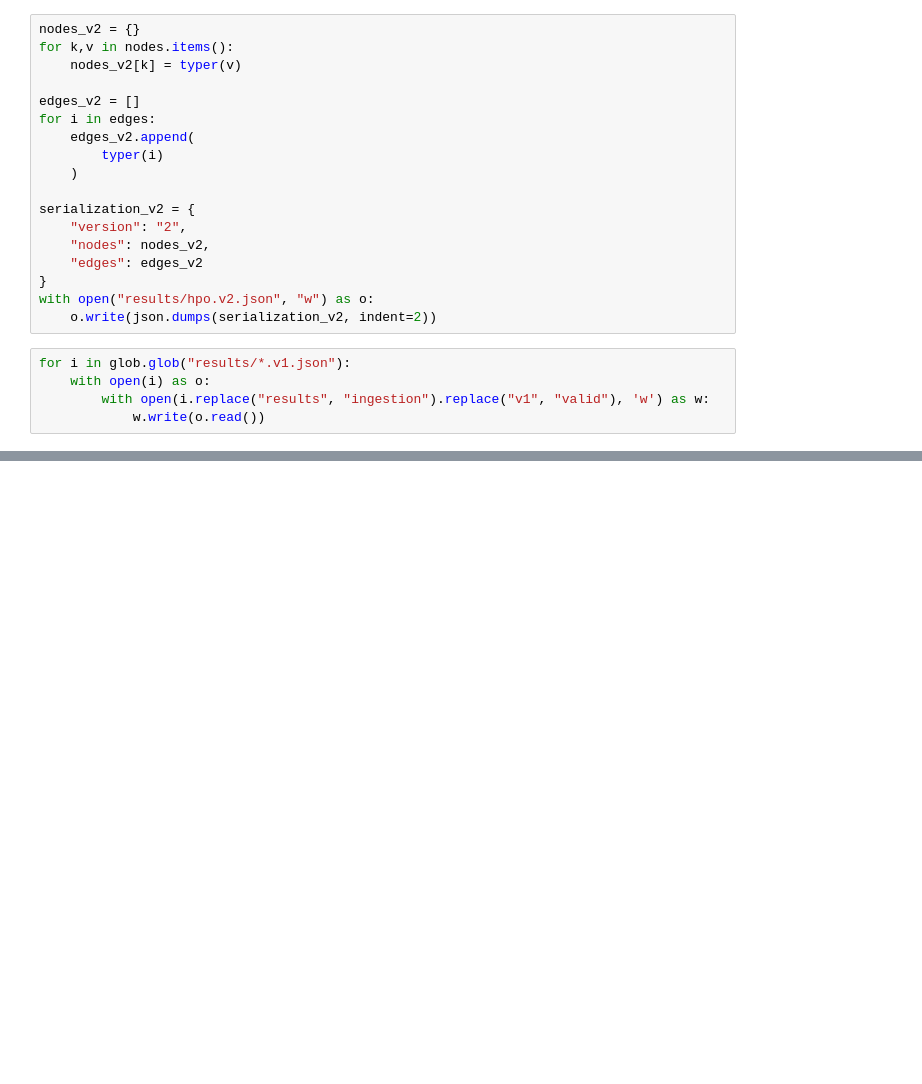
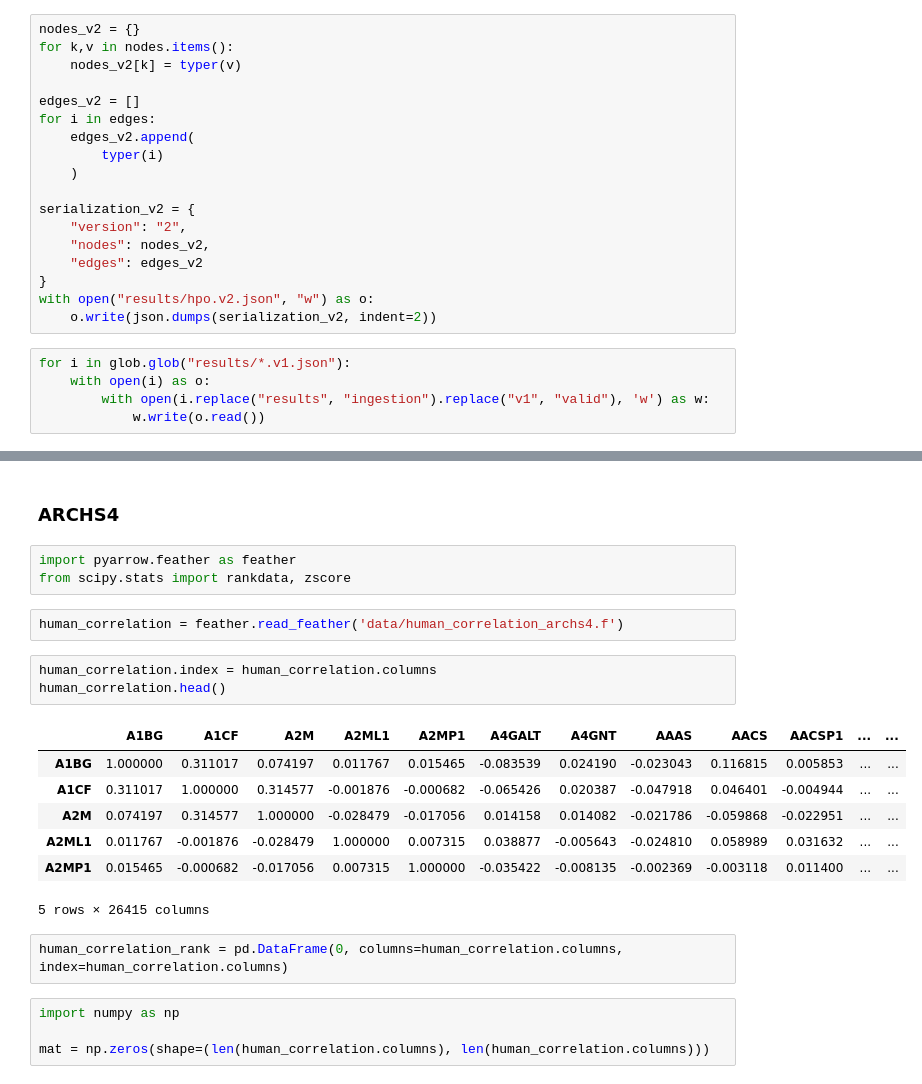
Before and after one commit to MaayanLab/Reprotox-KG, a Jupyter notebook: notebooks/Serialization.ipynb, the cells around one changed output, grey strips where cells are left out. Saved outputs shown, nothing was run; the diff lists cells and outputs as text; blank space fills up the shorter version.

```diff
--- a/notebooks/Serialization.ipynb
+++ b/notebooks/Serialization.ipynb
@@ -968,0 +1111,24 @@ for i in glob.glob("results/*.v1.json"):
+# %% [markdown]
+### ARCHS4
+# %%
+import pyarrow.feather as feather
+from scipy.stats import rankdata, zscore
+# %%
+human_correlation = feather.read_feather('data/human_correlation_archs4.f')
+# %%
+human_correlation.index = human_correlation.columns
+human_correlation.head()
+# %% [output]
+|  | A1BG | A1CF | A2M | A2ML1 | A2MP1 | A4GALT | A4GNT | AAAS | AACS | AACSP1 | ... | ... |
+| A1BG | 1.000000 | 0.311017 | 0.074197 | 0.011767 | 0.015465 | -0.083539 | 0.024190 | -0.023043 | 0.116815 | 0.005853 | ... | ... |
+| A1CF | 0.311017 | 1.000000 | 0.314577 | -0.001876 | -0.000682 | -0.065426 | 0.020387 | -0.047918 | 0.046401 | -0.004944 | ... | ... |
+| A2M | 0.074197 | 0.314577 | 1.000000 | -0.028479 | -0.017056 | 0.014158 | 0.014082 | -0.021786 | -0.059868 | -0.022951 | ... | ... |
+| A2ML1 | 0.011767 | -0.001876 | -0.028479 | 1.000000 | 0.007315 | 0.038877 | -0.005643 | -0.024810 | 0.058989 | 0.031632 | ... | ... |
+| A2MP1 | 0.015465 | -0.000682 | -0.017056 | 0.007315 | 1.000000 | -0.035422 | -0.008135 | -0.002369 | -0.003118 | 0.011400 | ... | ... |
+5 rows × 26415 columns
+# %%
+human_correlation_rank = pd.DataFrame(0, columns=human_correlation.columns, index=human_correlation.columns)
+# %%
+import numpy as np
+
+mat = np.zeros(shape=(len(human_correlation.columns), len(human_correlation.columns)))
```
Also changed, not shown: parts of 33 cells of this notebook, 2 other files.
